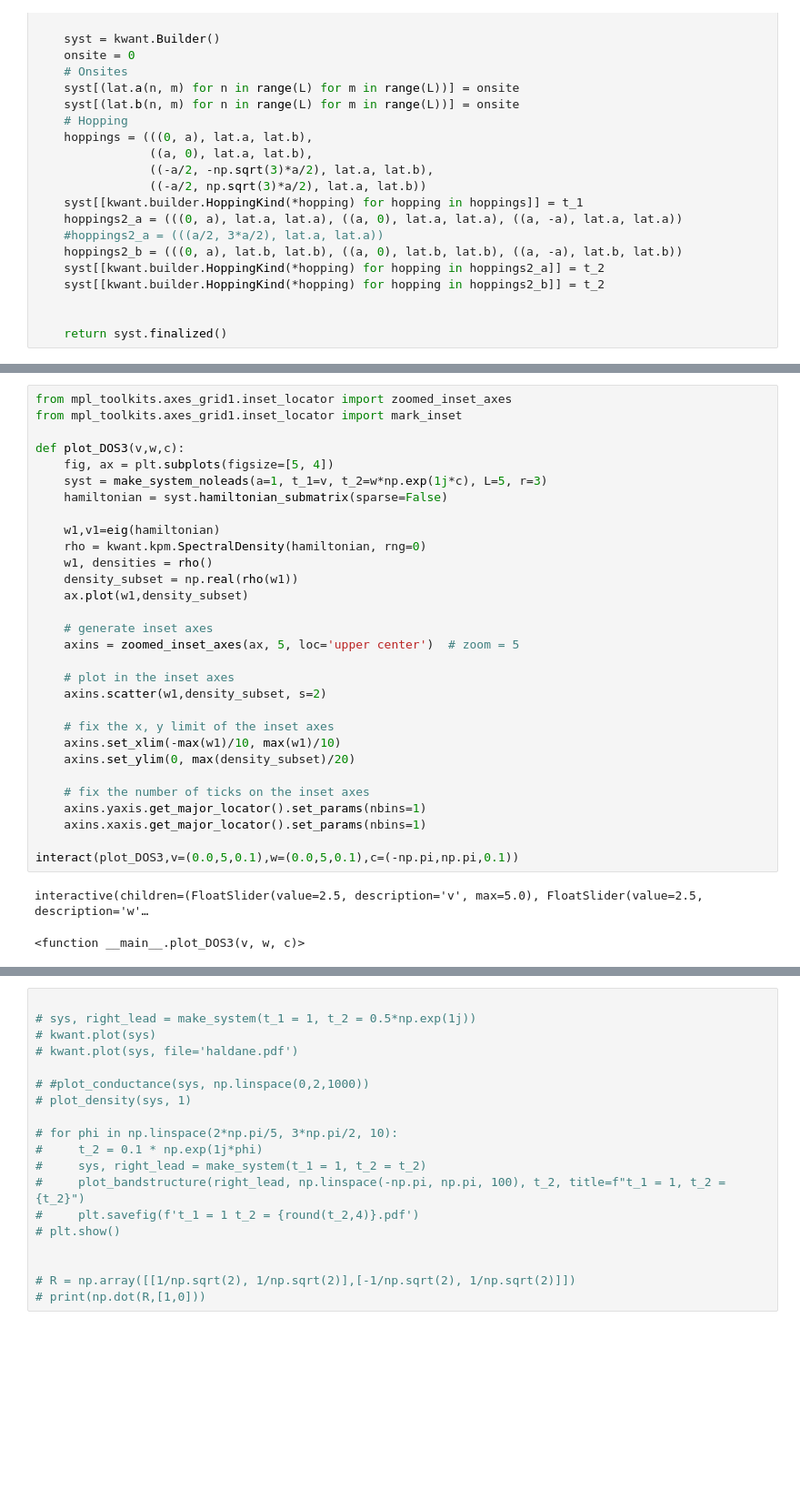
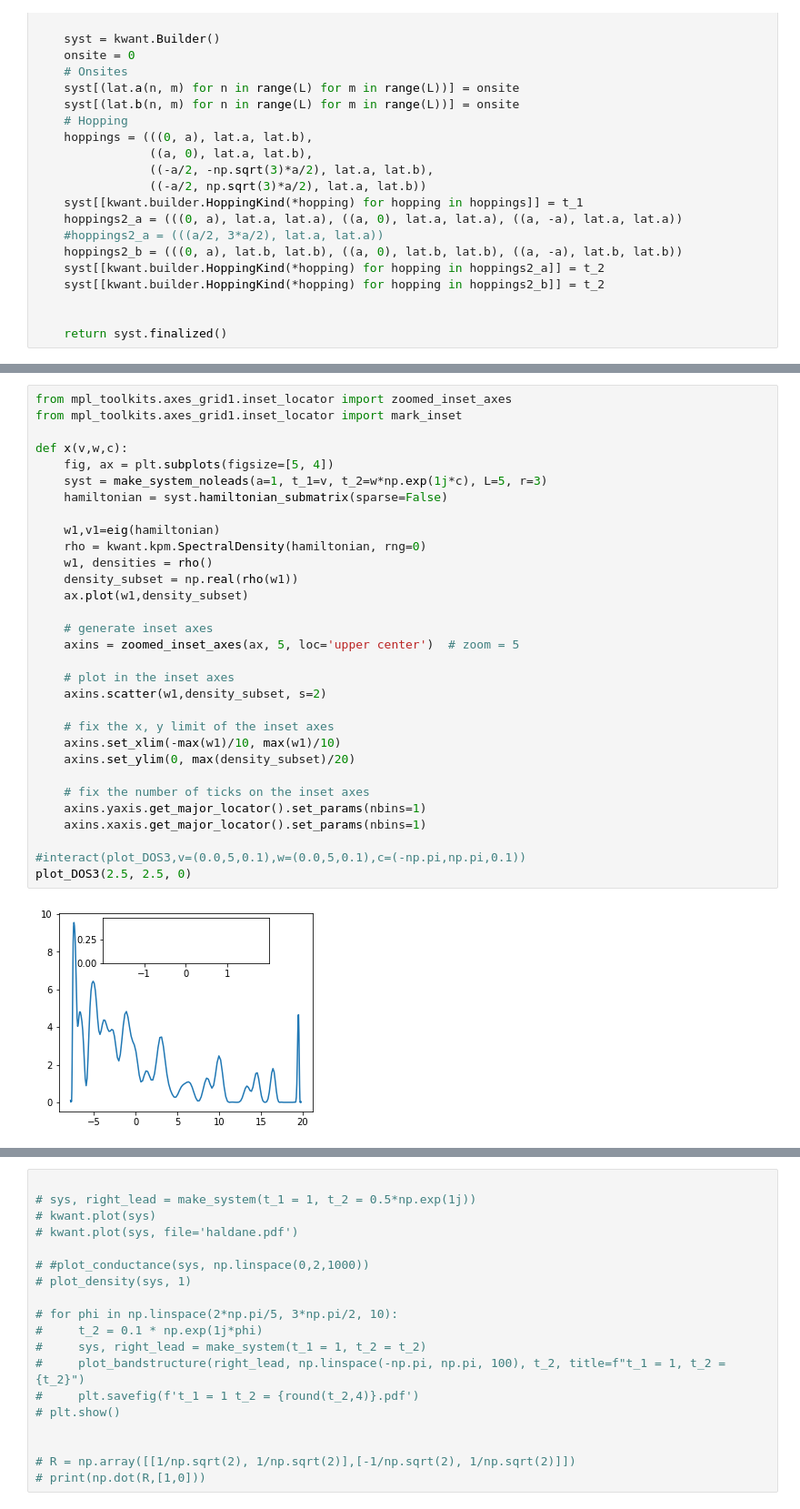
Before and after one commit to korsakjakub/kwant-tutorials-zps, a Jupyter notebook: posts/2023-03-21-Haldane-Haldane.ipynb, the cells around one changed output, grey strips where cells are left out. Shown: that part at 91% size. Drawn from its saved outputs; the diff is of its cells as text; blank space fills up the shorter version.

```diff
--- a/posts/2023-03-21-Haldane-Haldane.ipynb
+++ b/posts/2023-03-21-Haldane-Haldane.ipynb
@@ -78,36 +77,36 @@ interactive(children=(FloatSlider(value=2.5, description='v', max=5.0), FloatSli
 # %%
 from mpl_toolkits.axes_grid1.inset_locator import zoomed_inset_axes
 from mpl_toolkits.axes_grid1.inset_locator import mark_inset
 
-def plot_DOS3(v,w,c):
+def x(v,w,c):
     fig, ax = plt.subplots(figsize=[5, 4])
     syst = make_system_noleads(a=1, t_1=v, t_2=w*np.exp(1j*c), L=5, r=3)
     hamiltonian = syst.hamiltonian_submatrix(sparse=False)
 
     w1,v1=eig(hamiltonian)
     rho = kwant.kpm.SpectralDensity(hamiltonian, rng=0)
     w1, densities = rho()
     density_subset = np.real(rho(w1))
     ax.plot(w1,density_subset)
 
     # generate inset axes
     axins = zoomed_inset_axes(ax, 5, loc='upper center')  # zoom = 5
 
     # plot in the inset axes
     axins.scatter(w1,density_subset, s=2)
 
     # fix the x, y limit of the inset axes
     axins.set_xlim(-max(w1)/10, max(w1)/10)
     axins.set_ylim(0, max(density_subset)/20)
 
     # fix the number of ticks on the inset axes
     axins.yaxis.get_major_locator().set_params(nbins=1)
     axins.xaxis.get_major_locator().set_params(nbins=1)
 
-interact(plot_DOS3,v=(0.0,5,0.1),w=(0.0,5,0.1),c=(-np.pi,np.pi,0.1))
+#interact(plot_DOS3,v=(0.0,5,0.1),w=(0.0,5,0.1),c=(-np.pi,np.pi,0.1))
+plot_DOS3(2.5, 2.5, 0)
 # %% [output]
-interactive(children=(FloatSlider(value=2.5, description='v', max=5.0), FloatSlider(value=2.5, description='w'…
-<function __main__.plot_DOS3(v, w, c)>
+[figure, added]
 # %%
 def make_system(a=1, t_1=1.0, t_2=1.0, L=10, r=3):
     def circle(pos):
```
Also changed, not shown: parts of 6 cells of this notebook.
